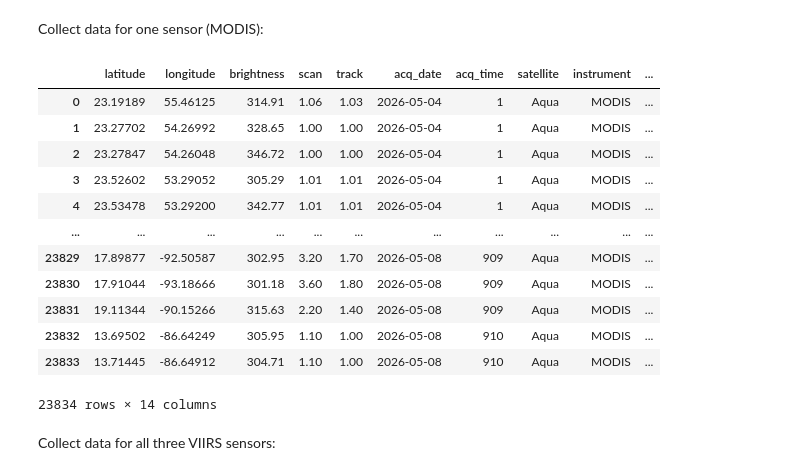
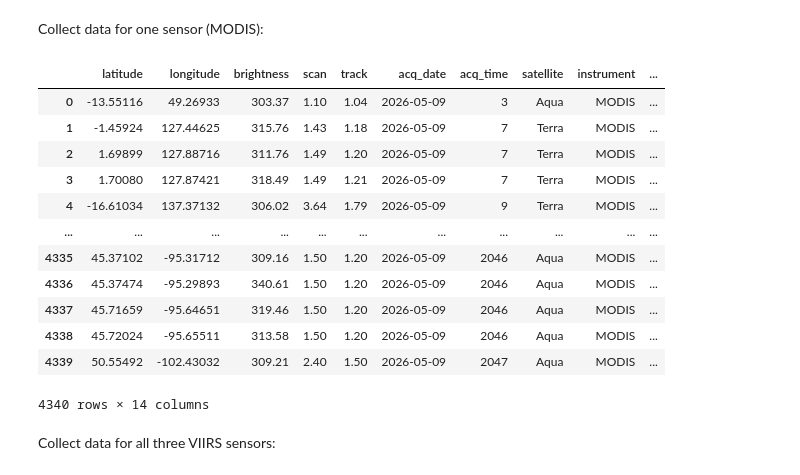
Before and after one commit to Goldmandli/Project_GEO876, a Jupyter notebook: notebooks/Project_Notebook.ipynb, the cells around one changed output. Saved outputs shown, nothing was run; the diff lists cells and outputs as text; code cells hidden in the pictures.

```diff
--- a/notebooks/Project_Notebook.ipynb
+++ b/notebooks/Project_Notebook.ipynb
@@ -76,27 +77,27 @@ Collect data for one sensor (MODIS):
 # %%
 # Shows the data of the sensor for the desired area (world = [-180,-90,180,90]) and for the day range.
 sensor = "MODIS_NRT"
 focus_area = "world"
-day_range = 5 # max. 5 days
+day_range = 0.5 # max. 5 days
 
 area_url = f"{url}area/csv/{MAP_KEY}/{sensor}/{focus_area}/{day_range}"
 df_area = pd.read_csv(area_url)
 
 df_area
 # %% [output]
 |  | latitude | longitude | brightness | scan | track | acq_date | acq_time | satellite | instrument | ... |
-| 0 | 23.19189 | 55.46125 | 314.91 | 1.06 | 1.03 | 2026-05-04 | 1 | Aqua | MODIS | ... |
-| 1 | 23.27702 | 54.26992 | 328.65 | 1.00 | 1.00 | 2026-05-04 | 1 | Aqua | MODIS | ... |
-| 2 | 23.27847 | 54.26048 | 346.72 | 1.00 | 1.00 | 2026-05-04 | 1 | Aqua | MODIS | ... |
-| 3 | 23.52602 | 53.29052 | 305.29 | 1.01 | 1.01 | 2026-05-04 | 1 | Aqua | MODIS | ... |
-| 4 | 23.53478 | 53.29200 | 342.77 | 1.01 | 1.01 | 2026-05-04 | 1 | Aqua | MODIS | ... |
+| 0 | -13.55116 | 49.26933 | 303.37 | 1.10 | 1.04 | 2026-05-09 | 3 | Aqua | MODIS | ... |
+| 1 | -1.45924 | 127.44625 | 315.76 | 1.43 | 1.18 | 2026-05-09 | 7 | Terra | MODIS | ... |
+| 2 | 1.69899 | 127.88716 | 311.76 | 1.49 | 1.20 | 2026-05-09 | 7 | Terra | MODIS | ... |
+| 3 | 1.70080 | 127.87421 | 318.49 | 1.49 | 1.21 | 2026-05-09 | 7 | Terra | MODIS | ... |
+| 4 | -16.61034 | 137.37132 | 306.02 | 3.64 | 1.79 | 2026-05-09 | 9 | Terra | MODIS | ... |
 | ... | ... | ... | ... | ... | ... | ... | ... | ... | ... | ... |
-| 23829 | 17.89877 | -92.50587 | 302.95 | 3.20 | 1.70 | 2026-05-08 | 909 | Aqua | MODIS | ... |
-| 23830 | 17.91044 | -93.18666 | 301.18 | 3.60 | 1.80 | 2026-05-08 | 909 | Aqua | MODIS | ... |
-| 23831 | 19.11344 | -90.15266 | 315.63 | 2.20 | 1.40 | 2026-05-08 | 909 | Aqua | MODIS | ... |
-| 23832 | 13.69502 | -86.64249 | 305.95 | 1.10 | 1.00 | 2026-05-08 | 910 | Aqua | MODIS | ... |
-| 23833 | 13.71445 | -86.64912 | 304.71 | 1.10 | 1.00 | 2026-05-08 | 910 | Aqua | MODIS | ... |
+| 4335 | 45.37102 | -95.31712 | 309.16 | 1.50 | 1.20 | 2026-05-09 | 2046 | Aqua | MODIS | ... |
+| 4336 | 45.37474 | -95.29893 | 340.61 | 1.50 | 1.20 | 2026-05-09 | 2046 | Aqua | MODIS | ... |
+| 4337 | 45.71659 | -95.64651 | 319.46 | 1.50 | 1.20 | 2026-05-09 | 2046 | Aqua | MODIS | ... |
+| 4338 | 45.72024 | -95.65511 | 313.58 | 1.50 | 1.20 | 2026-05-09 | 2046 | Aqua | MODIS | ... |
+| 4339 | 50.55492 | -102.43032 | 309.21 | 2.40 | 1.50 | 2026-05-09 | 2047 | Aqua | MODIS | ... |
-23834 rows × 14 columns
+4340 rows × 14 columns
 # %% [markdown]
 Collect data for all three VIIRS sensors:
 # %%
```
Also changed, not shown: parts of 11 cells of this notebook.
